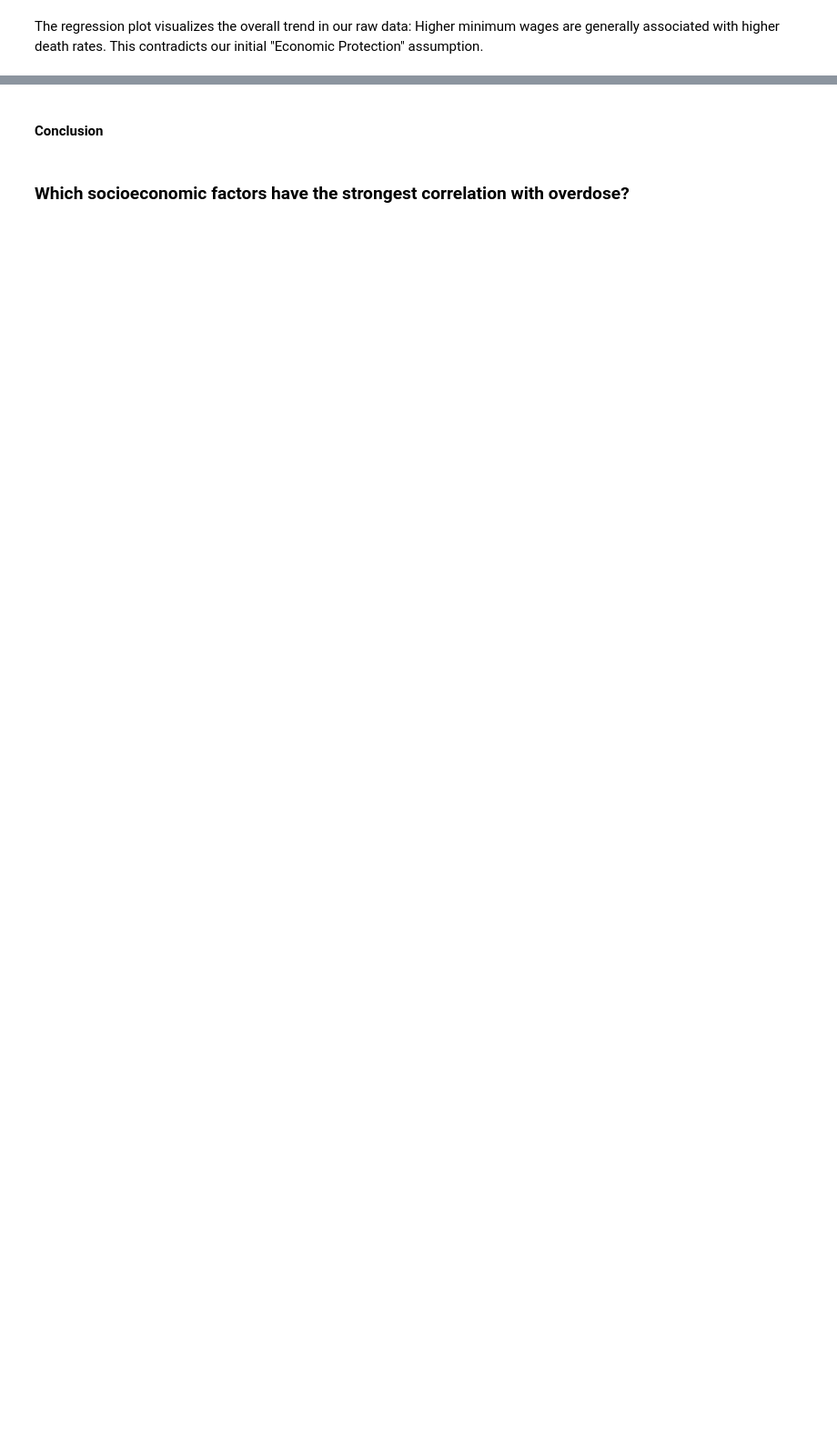
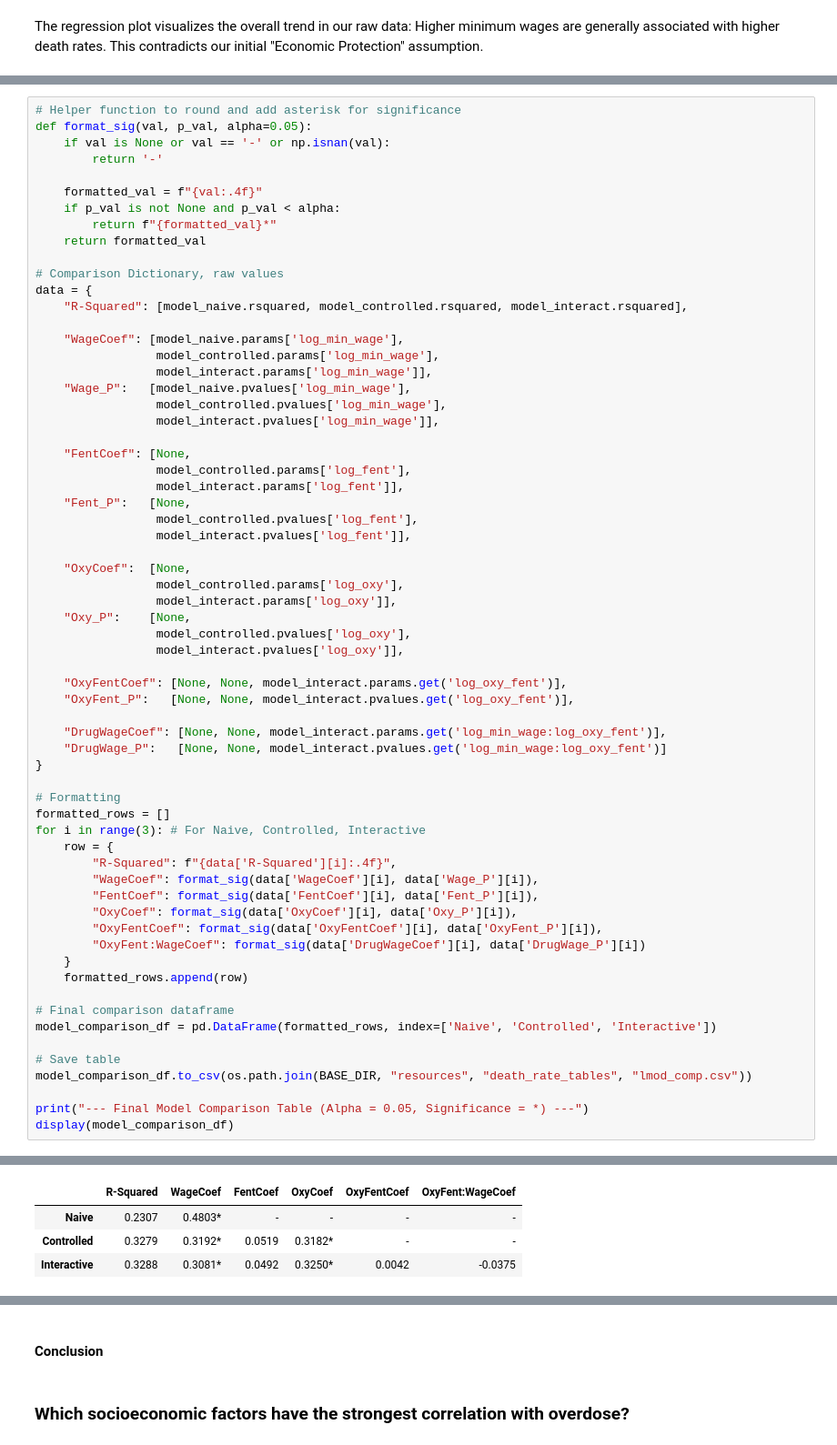
Before and after one commit to amberteetsel/substance-abuse-predictions, a Jupyter notebook: src/insights/death_rate_insights.ipynb, the cells around one changed output, grey strips where cells are left out. Shown at 91% size. Cells and saved outputs as stored; diff of their text form; blank space fills up the shorter version.

```diff
--- a/src/insights/death_rate_insights.ipynb
+++ b/src/insights/death_rate_insights.ipynb
@@ -344,0 +347,65 @@ plt.show()
+# %%
+# Helper function to round and add asterisk for significance
+def format_sig(val, p_val, alpha=0.05):
+    if val is None or val == '-' or np.isnan(val):
+        return '-'
+
+    formatted_val = f"{val:.4f}"
+    if p_val is not None and p_val < alpha:
+        return f"{formatted_val}*"
+    return formatted_val
+
+# Comparison Dictionary, raw values
+data = {
+    "R-Squared": [model_naive.rsquared, model_controlled.rsquared, model_interact.rsquared],
+
+    "WageCoef": [model_naive.params['log_min_wage'],
+                 model_controlled.params['log_min_wage'],
+                 model_interact.params['log_min_wage']],
+    "Wage_P":   [model_naive.pvalues['log_min_wage'],
+                 model_controlled.pvalues['log_min_wage'],
+                 model_interact.pvalues['log_min_wage']],
+
+    "FentCoef": [None,
+                 model_controlled.params['log_fent'],
+                 model_interact.params['log_fent']],
+    "Fent_P":   [None,
+                 model_controlled.pvalues['log_fent'],
+                 model_interact.pvalues['log_fent']],
+
+    "OxyCoef":  [None,
+                 model_controlled.params['log_oxy'],
+                 model_interact.params['log_oxy']],
+    "Oxy_P":    [None,
+                 model_controlled.pvalues['log_oxy'],
+                 model_interact.pvalues['log_oxy']],
+
+    "OxyFentCoef": [None, None, model_interact.params.get('log_oxy_fent')],
+    "OxyFent_P":   [None, None, model_interact.pvalues.get('log_oxy_fent')],
+
+    "DrugWageCoef": [None, None, model_interact.params.get('log_min_wage:log_oxy_fent')],
+    "DrugWage_P":   [None, None, model_interact.pvalues.get('log_min_wage:log_oxy_fent')]
+}
+
+# Formatting
+formatted_rows = []
+for i in range(3): # For Naive, Controlled, Interactive
+    row = {
+        "R-Squared": f"{data['R-Squared'][i]:.4f}",
+        "WageCoef": format_sig(data['WageCoef'][i], data['Wage_P'][i]),
+        "FentCoef": format_sig(data['FentCoef'][i], data['Fent_P'][i]),
+        "OxyCoef": format_sig(data['OxyCoef'][i], data['Oxy_P'][i]),
+        "OxyFentCoef": format_sig(data['OxyFentCoef'][i], data['OxyFent_P'][i]),
+        "OxyFent:WageCoef": format_sig(data['DrugWageCoef'][i], data['DrugWage_P'][i])
+    }
+    formatted_rows.append(row)
+
+# Final comparison dataframe
+model_comparison_df = pd.DataFrame(formatted_rows, index=['Naive', 'Controlled', 'Interactive'])
+
+# Save table
+model_comparison_df.to_csv(os.path.join(BASE_DIR, "resources", "death_rate_tables", "lmod_comp.csv"))
+
+print("--- Final Model Comparison Table (Alpha = 0.05, Significance = *) ---")
+display(model_comparison_df)
+# %% [output]
@@ -344,0 +413,4 @@ plt.show()
+|  | R-Squared | WageCoef | FentCoef | OxyCoef | OxyFentCoef | OxyFent:WageCoef |
+| Naive | 0.2307 | 0.4803* | - | - | - | - |
+| Controlled | 0.3279 | 0.3192* | 0.0519 | 0.3182* | - | - |
+| Interactive | 0.3288 | 0.3081* | 0.0492 | 0.3250* | 0.0042 | -0.0375 |
```
Also changed, not shown: parts of 18 cells of this notebook, 6 other files.
